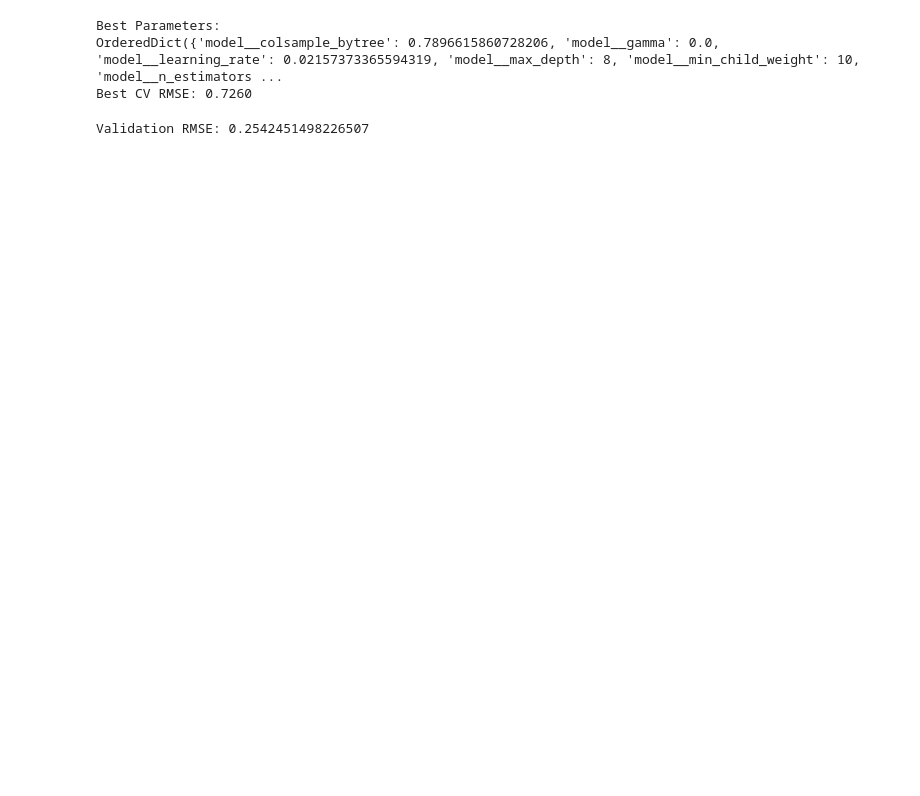
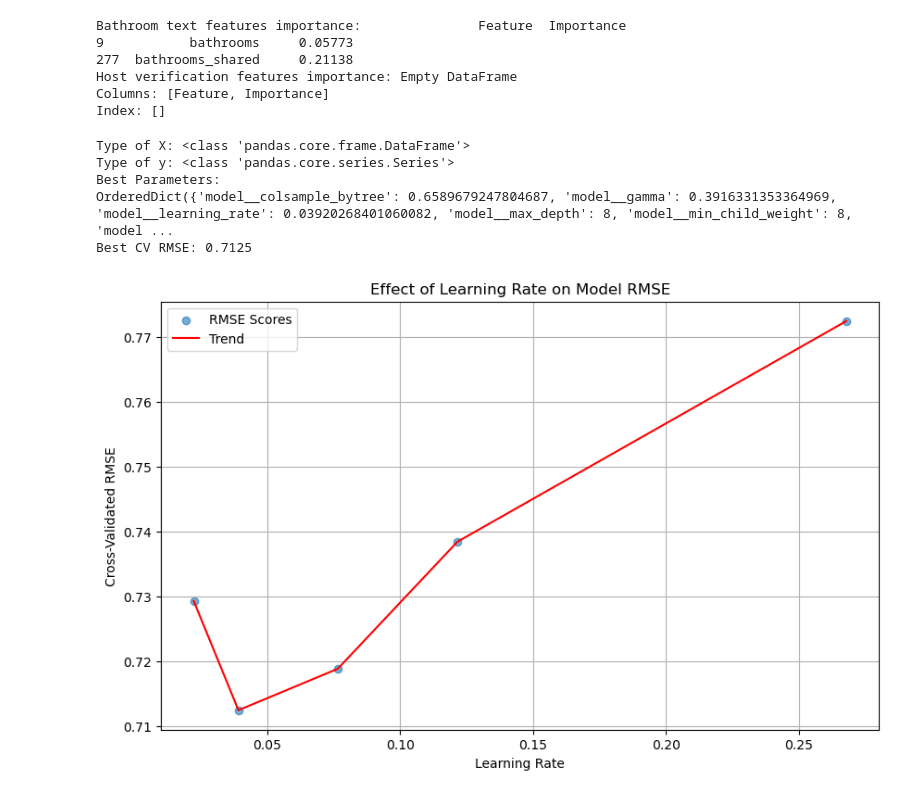
Before and after one commit to michaelscutari/cs671-kaggle-project, a Jupyter notebook: Airbnbpricing_v2_pipeline.ipynb, the cells around one changed output. Saved outputs shown, nothing was run; the diff lists cells and outputs as text; code cells hidden in the pictures; blank space fills up the shorter version.

```diff
--- a/Airbnbpricing_v2_pipeline.ipynb
+++ b/Airbnbpricing_v2_pipeline.ipynb
@@ -504,0 +710,17 @@ Number of features with |SHAP| > 0.01: 47
+# %%
+# feature importance of features starting with 'bathroom_text'
+bathroom_text_features = [feature for feature in feature_names if feature.startswith('bathrooms')]
+bathroom_text_importance = shap_df[shap_df['Feature'].isin(bathroom_text_features)]
+print(f"Bathroom text features importance: {bathroom_text_importance}")
+
+# check cleaned host verifications
+host_verification_features = [feature for feature in feature_names if feature.startswith('cleaned_host_verifications')]
+host_verification_importance = shap_df[shap_df['Feature'].isin(host_verification_features)]
+print(f"Host verification features importance: {host_verification_importance}")
+# %% [output]
+Bathroom text features importance:               Feature  Importance
+9           bathrooms     0.05773
+277  bathrooms_shared     0.21138
+Host verification features importance: Empty DataFrame
+Columns: [Feature, Importance]
+Index: []
@@ -506,7 +768,7 @@ Number of features with |SHAP| > 0.01: 47
 # ---- Hyperparameter Tuning ----
 # Define the parameter search space with improved ranges
 param_space = {
-    'model__n_estimators': Integer(200, 2000),
+    'model__n_estimators': Integer(1000, 5000),
     'model__max_depth': Integer(2, 15),
     'model__learning_rate': Real(0.005, 0.4, prior='log-uniform'),
     'model__subsample': Real(0.6, 1.0, prior='uniform'),
@@ -531,14 +793,17 @@ pipeline.steps[-1] = ('model', xgb_model)  # Replace the model in the pipeline
 bayes_search = BayesSearchCV(
     estimator=pipeline,
     search_spaces=param_space,
-    n_iter=50,           # Increased iterations for better exploration
-    cv=3,                # Reduced to 3-fold CV for speed
+    n_iter=5,           # Increased iterations for better exploration
+    cv=5,                # Reduced to 3-fold CV for speed
     scoring='neg_root_mean_squared_error',
     n_jobs=-1,
     random_state=0,
     verbose=0,           # Increased verbosity for monitoring
     refit=True,          # Refit the best model on the whole dataset at the end
 )
+
+print('Type of X:', type(X))
+print('Type of y:', type(y))
 
 # Fit the Bayesian search
 bayes_search.fit(X, y)
@@ -551,21 +816,59 @@ print(bayes_search.best_params_)
 best_rmse = -bayes_search.best_score_
 print(f'Best CV RMSE: {best_rmse:.4f}')
 # %% [output]
+Type of X: <class 'pandas.core.frame.DataFrame'>
+Type of y: <class 'pandas.core.series.Series'>
 Best Parameters:
-OrderedDict({'model__colsample_bytree': 0.7896615860728206, 'model__gamma': 0.0, 'model__learning_rate': 0.02157373365594319, 'model__max_depth': 8, 'model__min_child_weight': 10, 'model__n_estimators ...
-Best CV RMSE: 0.7260
+OrderedDict({'model__colsample_bytree': 0.6589679247804687, 'model__gamma': 0.3916331353364969, 'model__learning_rate': 0.03920268401060082, 'model__max_depth': 8, 'model__min_child_weight': 8, 'model ...
+Best CV RMSE: 0.7125
+# %%
+# ---- Visualization: Hyperparameter vs. RMSE ----
+
+# Select the hyperparameter to plot
+# Example: 'model__learning_rate'
+hyperparameter = 'model__learning_rate'
+
+# Extract results
+results = bayes_search.cv_results_
+
+# Extract hyperparameter values and corresponding RMSE scores
+# Note: scores are negative RMSE, so we take the negative to get actual RMSE
+param_values = results['param_model__learning_rate'].data
+rmse_scores = -results['mean_test_score']
+
+# Create a DataFrame for easier plotting (optional but recommended)
+import pandas as pd
+
+df_plot = pd.DataFrame({
+    hyperparameter: param_values,
+    'RMSE': rmse_scores
+})
+
+# Sort the DataFrame by hyperparameter for better visualization
+df_plot_sorted = df_plot.sort_values(by=hyperparameter)
+
+# Plot using Matplotlib
+plt.figure(figsize=(10, 6))
+plt.scatter(param_values, rmse_scores, alpha=0.6, label='RMSE Scores')
+plt.plot(df_plot_sorted[hyperparameter], df_plot_sorted['RMSE'], color='red', label='Trend')
+plt.xlabel('Learning Rate')
+plt.ylabel('Cross-Validated RMSE')
+plt.title('Effect of Learning Rate on Model RMSE')
+plt.legend()
+plt.grid(True)
+plt.show()
+# %% [output]
+[figure, added]
 # %%
-# ---- Exporting test results ----
+# ---- Exporting test results using best model ----
 test_df = pd.read_csv('./data/test.csv')
 
 # predict
-y_test_pred = pipeline.predict(test_df)
+y_test_pred = bayes_search.predict(test_df)
 
-# round to nearest integer
-y_test_pred = np.round(y_test_pred, 0).astype(int)
+# round
+y_test_pred = np.clip(np.round(y_test_pred), 0, 5).astype(int)
 
 # save to csv
 test_df['price'] = y_test_pred
 test_df[['id', 'price']].to_csv('./data/test_results.csv', index=False)
-# %% [output]
-Validation RMSE: 0.2542451498226507
```
Also changed, not shown: parts of 20 cells of this notebook, 26 other files.
